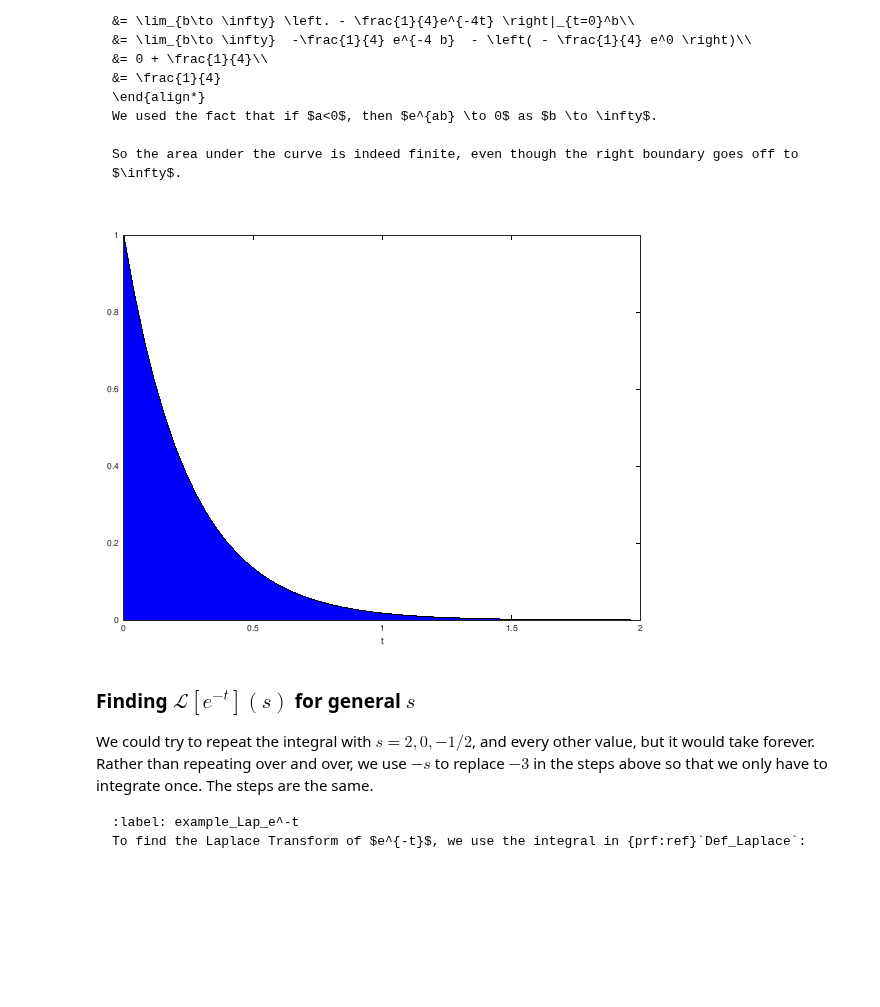
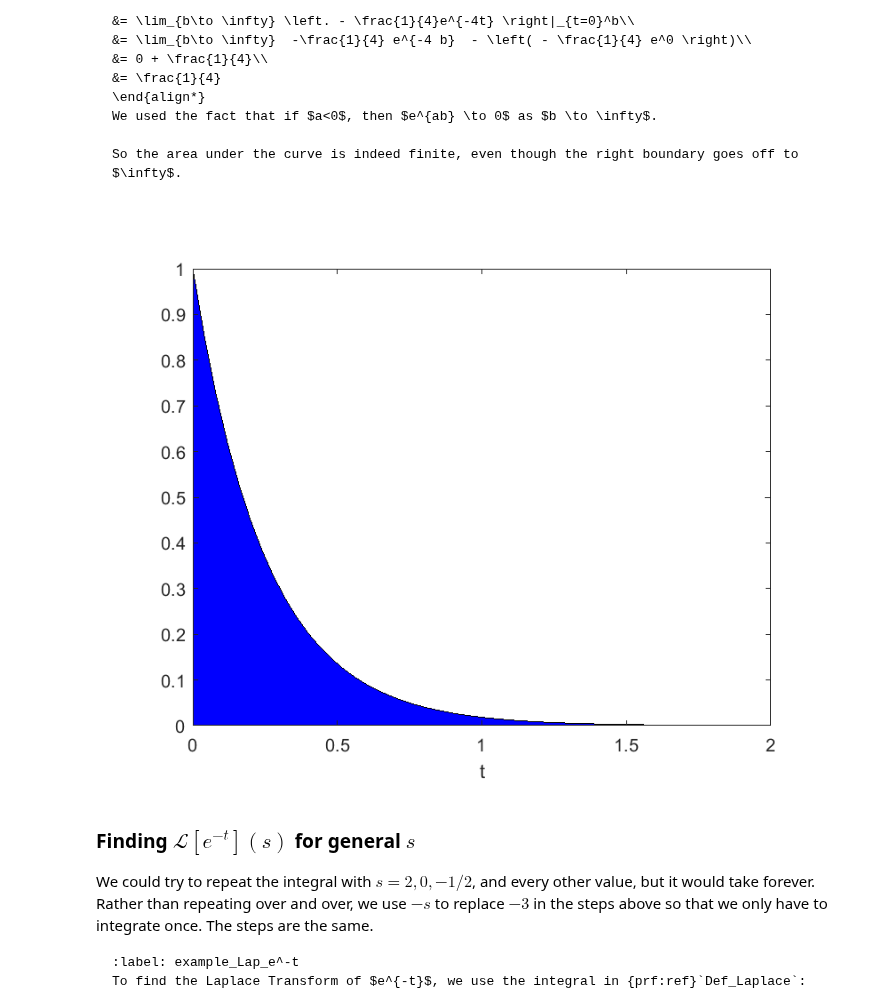
Before and after one commit to joelmiller/Laplace, a Jupyter notebook: MAT2VCA_Laplace/notebooks/LaplaceDef.ipynb, the cells around one changed output. Cells and saved outputs as stored; diff of their text form; code cells hidden in the pictures; blank space fills up the shorter version.

Commit message:
improve figures (using Matlab) in Chapter 1

`````diff
--- a/MAT2VCA_Laplace/notebooks/LaplaceDef.ipynb
+++ b/MAT2VCA_Laplace/notebooks/LaplaceDef.ipynb
@@ -86,21 +86,16 @@ So the area under the curve is indeed finite, even though the right boundary goe
 
 ````
 # %%
-graphics_toolkit("gnuplot") # gnuplot is currently the only way I can get
-                            # matlab/octave to display using this format
-                            # However, it is not ideal - there is no control over
-                            # font sizes, line widths, or ability to interact
-                            # with the plot.
 
 t = linspace(0,2,51);
 f = exp(-t);
 
 plot(t, f.*exp(-3*t), color='red')
 area(t, f.*exp(-3*t),  "FaceColor", "blue");
 
 xlabel('t')
 # %% [output]
-[figure, old version]
+[figure, new version]
 # %% [markdown]
 ### Finding $\mathcal{L}[e^{-t}](s)$ for general $s$
 We could try to repeat the integral with $s= 2, 0, -1/2$, and every other value, but it would take forever. Rather than repeating over and over, we use $-s$ to replace $-3$ in the steps above  so that we only have to integrate once.  The steps are the same.
`````
Also changed, not shown: parts of 1 cell of this notebook, 24 other files.
